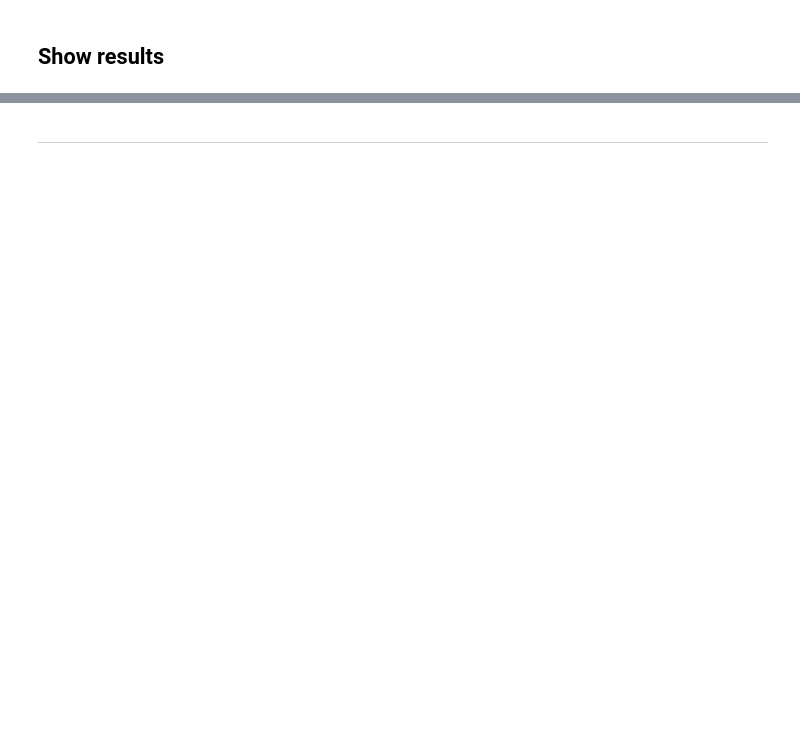
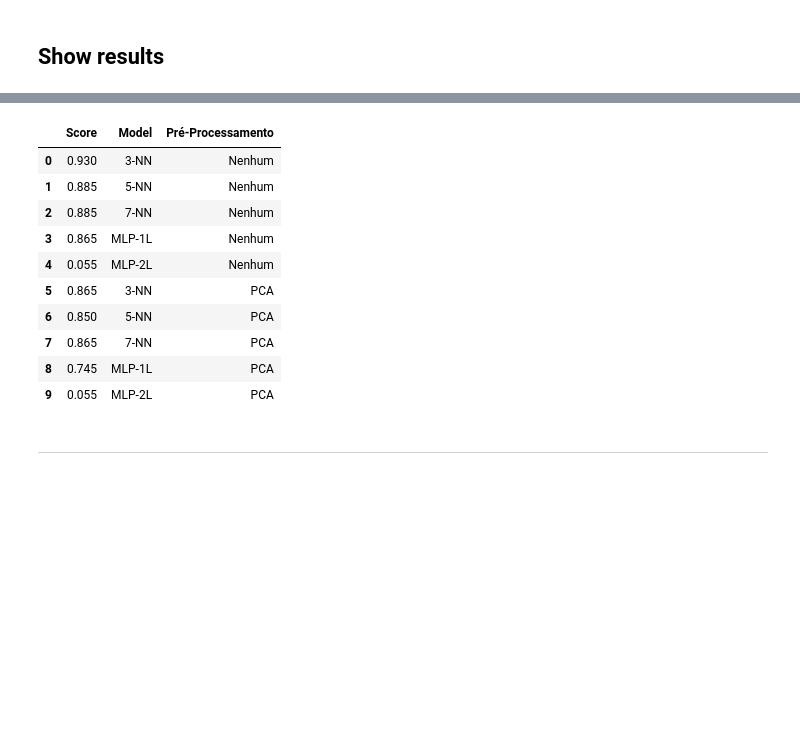
Before and after one commit to BrunoGomesCoelho/am-images, a Jupyter notebook: classify.ipynb, the cells around one changed output, grey strips where cells are left out. Saved outputs shown, nothing was run; the diff lists cells and outputs as text; code cells hidden in the pictures; blank space fills up the shorter version.

```diff
--- a/classify.ipynb
+++ b/classify.ipynb
@@ -218,3 +265,17 @@ plot_results(original_results, "originais", file_prefix="orl", save=False)
+# %%
+original_matrix[['Accuracy', 'Precision', 'Model', 'Pré-Processamento']]
+# %% [output]
+|  | Score | Model | Pré-Processamento |
+| 0 | 0.930 | 3-NN | Nenhum |
+| 1 | 0.885 | 5-NN | Nenhum |
+| 2 | 0.885 | 7-NN | Nenhum |
+| 3 | 0.865 | MLP-1L | Nenhum |
+| 4 | 0.055 | MLP-2L | Nenhum |
+| 5 | 0.865 | 3-NN | PCA |
+| 6 | 0.850 | 5-NN | PCA |
+| 7 | 0.865 | 7-NN | PCA |
+| 8 | 0.745 | MLP-1L | PCA |
+| 9 | 0.055 | MLP-2L | PCA |
 # %% [markdown]
 
 
```
Also changed, not shown: parts of 17 cells of this notebook, 29 other files.
